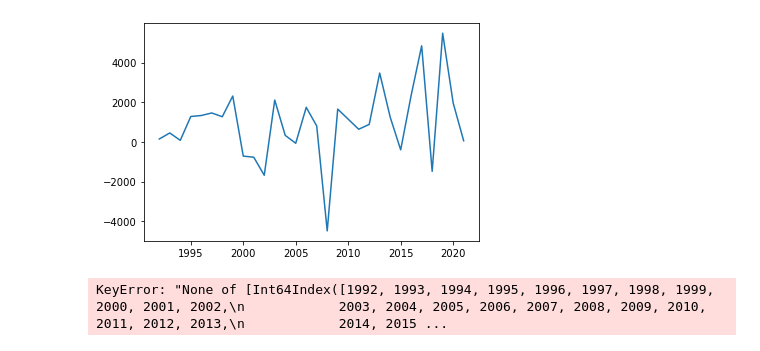
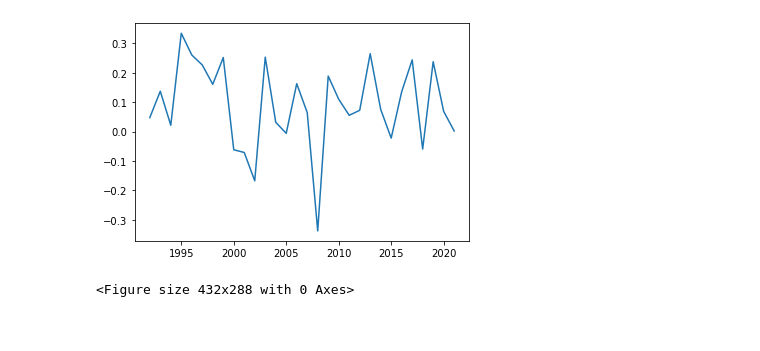
Before and after one commit to SyFlores/Crime_Victimization_and_the_Stock_Market, a Jupyter notebook: Analysis/Stock_Analysis.ipynb, the cells around one changed output. Cells and saved outputs as stored; diff of their text form; code cells hidden in the pictures.

Commit message:
graph problems

```diff
--- a/Analysis/Stock_Analysis.ipynb
+++ b/Analysis/Stock_Analysis.ipynb
@@ -21,10 +21,8 @@ DowJones_df.head()
 # %%
 # Analysis goes here!
-plt.plot(DowJones_df['Year'],DowJones_df['Year Change'])
+plt.plot(DowJones_df['Year'],DowJones_df['Percent Change'])
 plt.show()
+plt.savefig('percent_change.png')
 # %% [output]
-[figure, old version]
+[figure, new version]
+<Figure size 432x288 with 0 Axes>
-# %%
-DowJones_df.plot.bar(DowJones_df['Year'],DowJones_df['Percent Change'])
-# %% [output]
-KeyError: "None of [Int64Index([1992, 1993, 1994, 1995, 1996, 1997, 1998, 1999, 2000, 2001, 2002,\n            2003, 2004, 2005, 2006, 2007, 2008, 2009, 2010, 2011, 2012, 2013,\n            2014, 2015 ...
```
Also changed, not shown: parts of 2 cells of this notebook, 2 other files.
